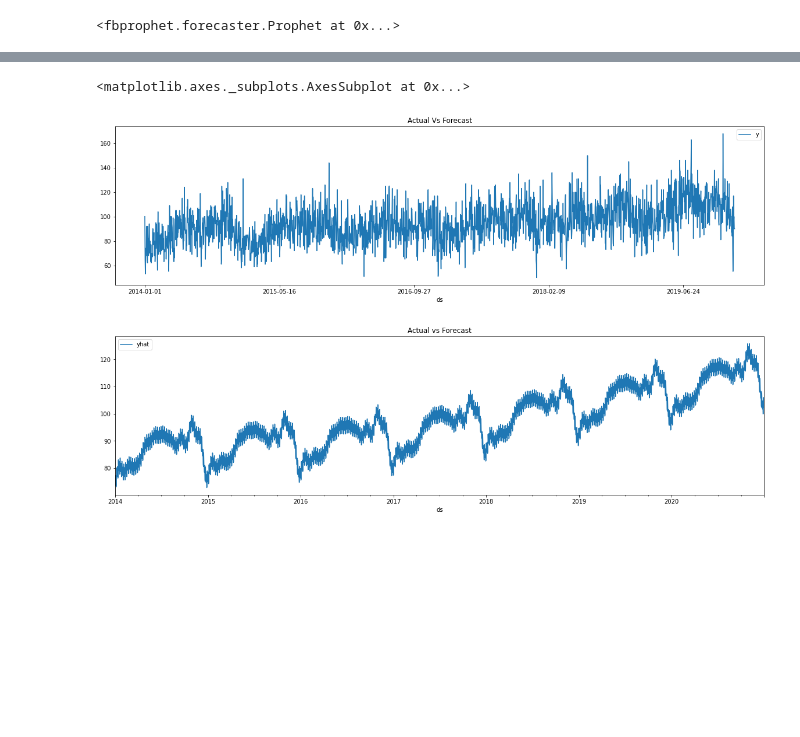
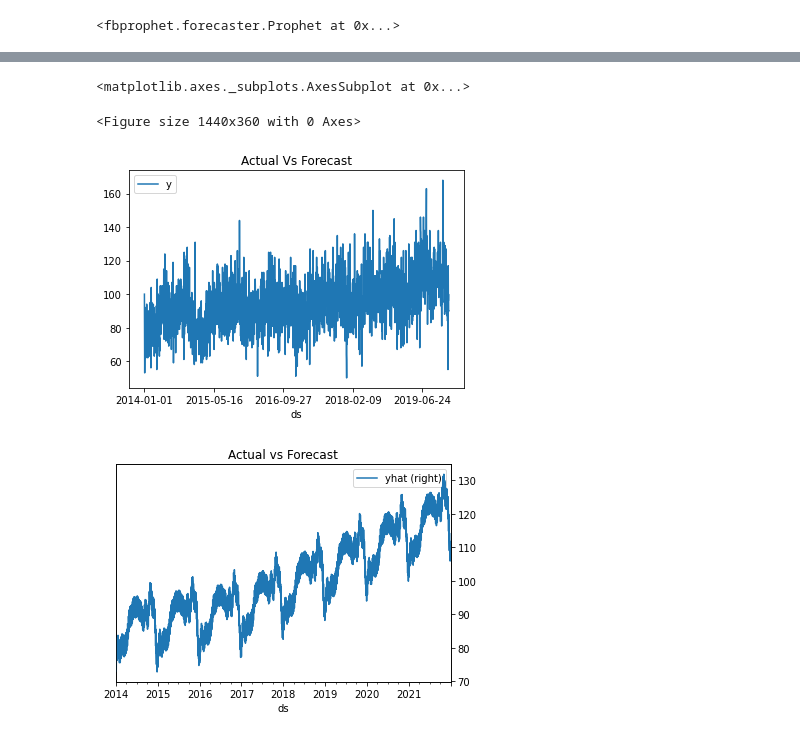
Before and after one commit to lovenalee/Final-Project, a Jupyter notebook: MajCrimes.ipynb, the cells around one changed output, grey strips where cells are left out. Cells and saved outputs as stored; diff of their text form; code cells hidden in the pictures; blank space fills up the shorter version.

```diff
--- a/MajCrimes.ipynb
+++ b/MajCrimes.ipynb
@@ -119,3 +121,6 @@ pandas_df.head()
 | 2 | 2014-01-03 | 53 |
 | 3 | 2014-01-04 | 64 |
 | 4 | 2014-01-05 | 74 |
+# %%
+pandas_df.dtypes
+pandas_df = pandas_df['ds'] = pd.to_datetime(pandas_df['ds'], format='%y%m%d')
@@ -129,5 +135,4 @@ model.fit(pandas_df)
 INFO:fbprophet:Disabling daily seasonality. Run prophet with daily_seasonality=True to override this.
 <fbprophet.forecaster.Prophet at 0x...>
 # %%
-future_df = model.make_future_dataframe(periods=365)
-future_df
+future_df = model.make_future_dataframe(periods=730)
@@ -177,10 +175,14 @@ fig2 = model.plot_components(predictions)
 # %%
+plt.figure(figsize=(20,5))
 # plotting the actual and forecast values
 
-ax = (pandas_df.plot(x='ds',y='y',figsize=(20,5),title='Actual Vs Forecast'))
-# predictions.plot(x='ds',y='yhat',figsize=(20,5),title='Actual vs Forecast', ax=ax)
-predictions.plot(x='ds',y='yhat',figsize=(20,5),title='Actual vs Forecast')
+# ax = (pandas_df.plot(x='ds',y='y',figsize=(20,5),title='Actual Vs Forecast'))
+pandas_df.plot(x='ds',y='y', title='Actual Vs Forecast')
+
+# predictions.plot(x='ds',y='yhat',figsize=(20,5),title='Actual vs Forecast')
+predictions.plot(x='ds',y='yhat', title='Actual vs Forecast', secondary_y=True)
 # %% [output]
 <matplotlib.axes._subplots.AxesSubplot at 0x...>
+<Figure size 1440x360 with 0 Axes>
-[figure, old version]
+[figure, new version]
-[figure, old version]
+[figure, new version]
```
Also changed, not shown: parts of 10 cells of this notebook.
